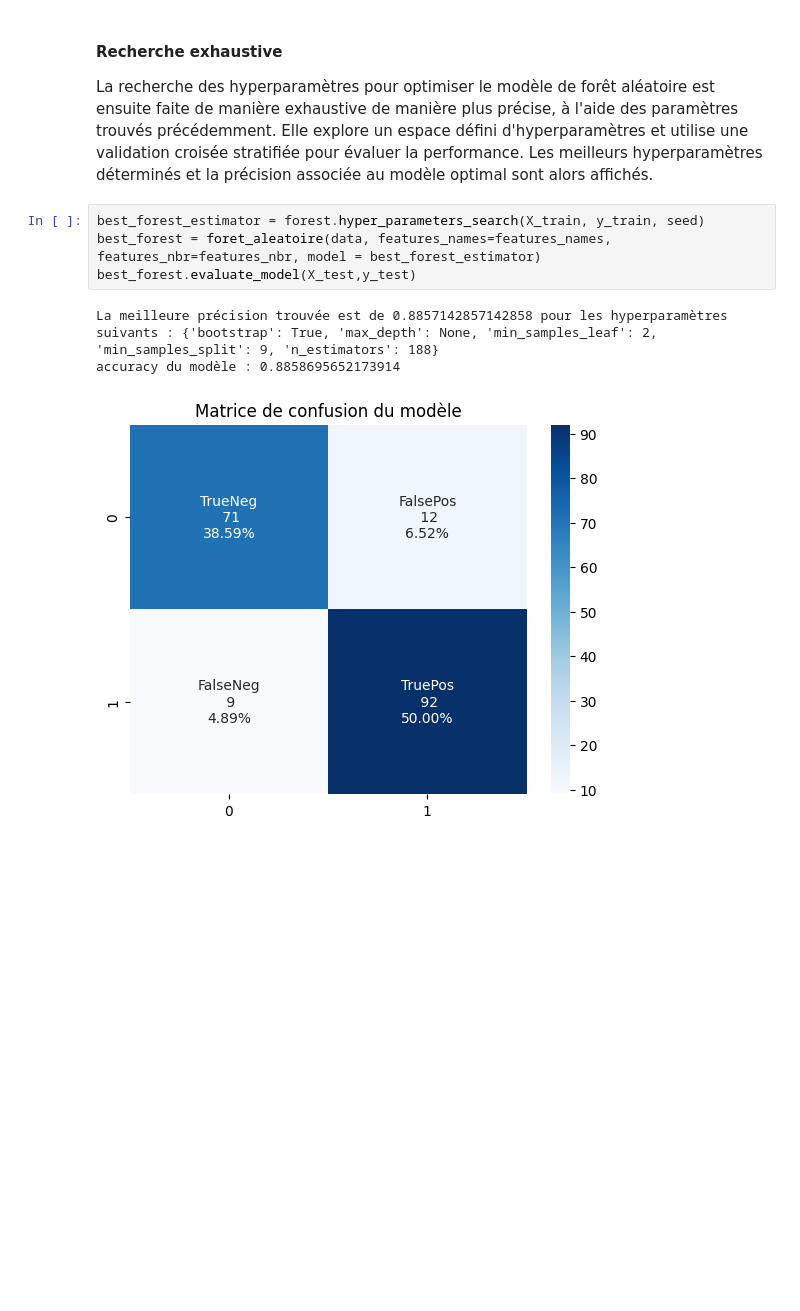
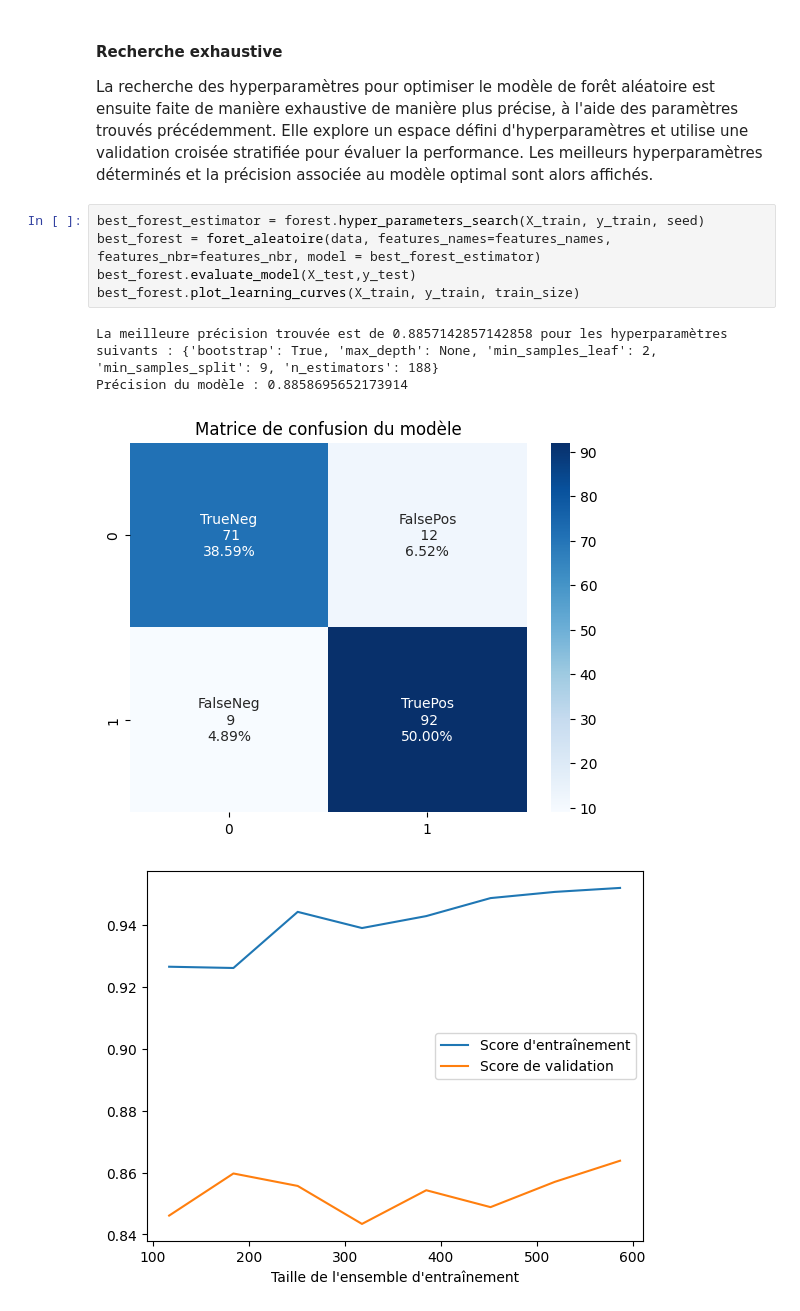
Before and after one commit to MorganChabaudENSSAT/projet_ift712, a Jupyter notebook: Projet IFT712.ipynb, the cells around one changed output. Saved outputs shown, nothing was run; the diff lists cells and outputs as text; blank space fills up the shorter version.

```diff
--- a/Projet IFT712.ipynb
+++ b/Projet IFT712.ipynb
@@ -198,10 +211,12 @@ La recherche des hyperparamètres pour optimiser le modèle de forêt aléatoire
 # %%
 best_forest_estimator = forest.hyper_parameters_search(X_train, y_train, seed)
 best_forest = foret_aleatoire(data, features_names=features_names, features_nbr=features_nbr, model = best_forest_estimator)
 best_forest.evaluate_model(X_test,y_test)
+best_forest.plot_learning_curves(X_train, y_train, train_size)
 # %% [output]
 La meilleure précision trouvée est de 0.8857142857142858 pour les hyperparamètres suivants : {'bootstrap': True, 'max_depth': None, 'min_samples_leaf': 2, 'min_samples_split': 9, 'n_estimators': 188}
-accuracy du modèle : 0.8858695652173914
+Précision du modèle : 0.8858695652173914
 [figure]
+[figure, added]
 # %% [markdown]
 Tel qu'observé, la précision du modèle augmente de manière minime, passant de 88.04% à 88.58%, avec 38.59% de vrais négatifs et 50.00% de vrais positifs. La recherche d'hyperparamètres optimaux semble avoir augmenté la précision en améliorant la prédiction des vrais positifs au détriment de la prédiction des vrais négatifs.
```
Also changed, not shown: parts of 6 cells of this notebook, 1 other file.
